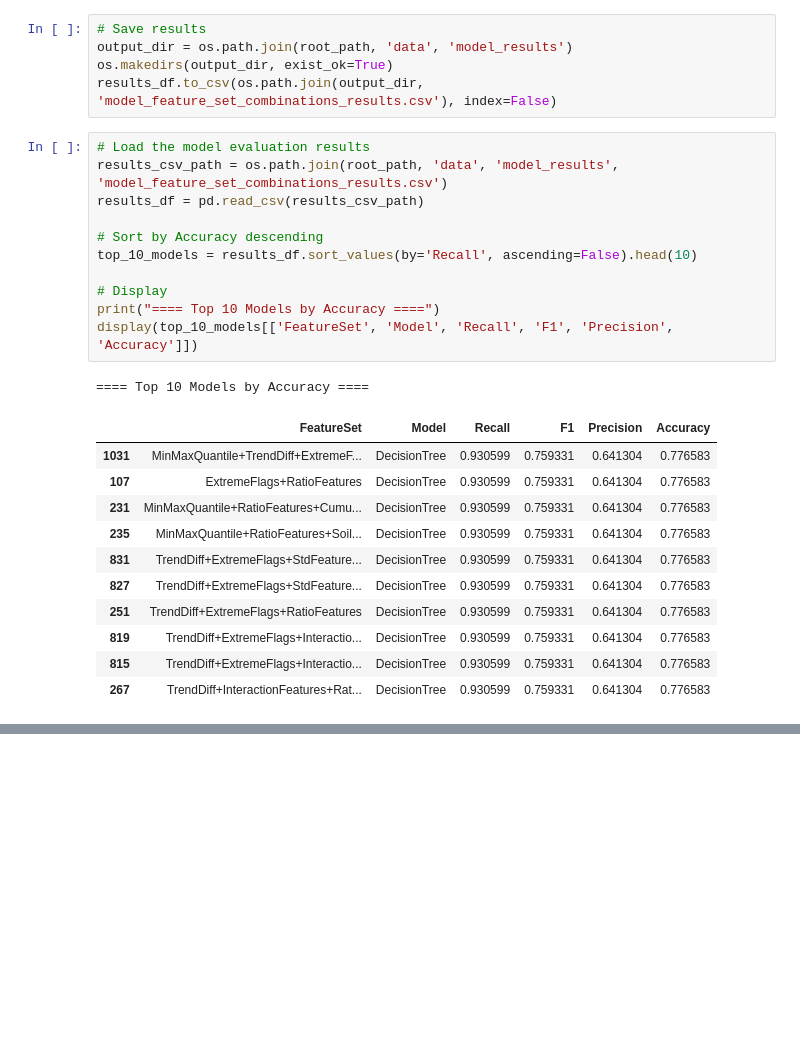
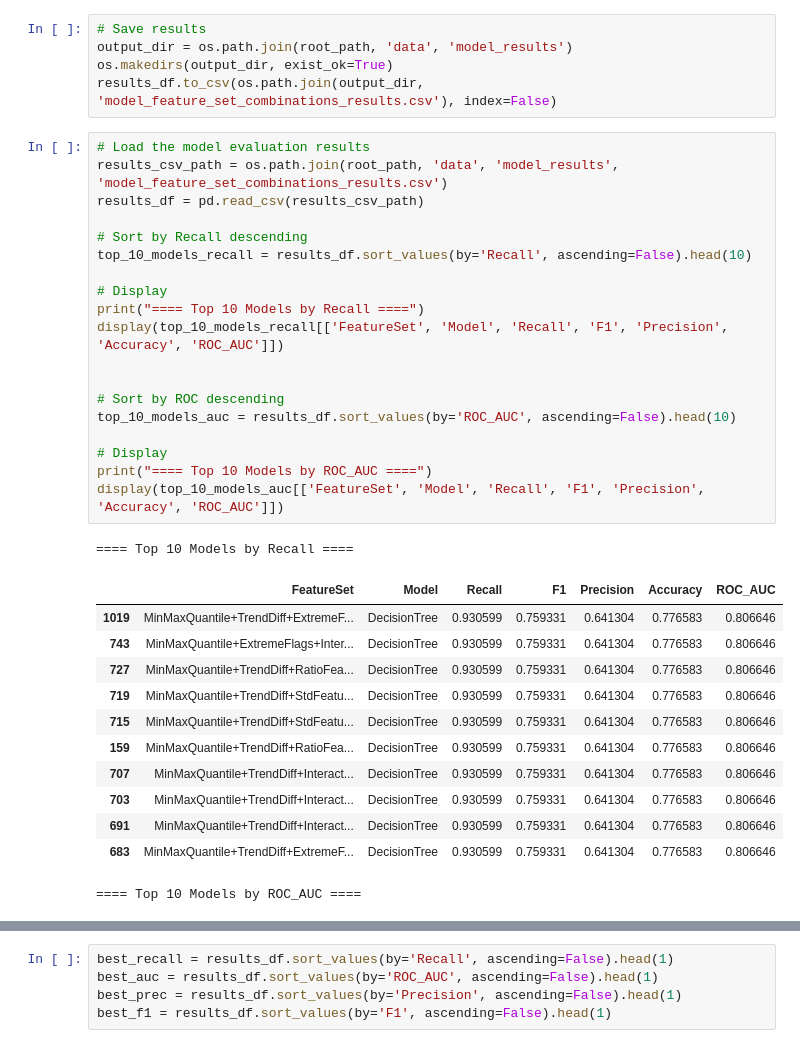
Before and after one commit to Shawn-Kim96/California_Wild_Fire_Prediction, a Jupyter notebook: notebooks/11.0-Rodrigo-test_feature_engineering copy.ipynb, the cells around one changed output, grey strips where cells are left out. Saved outputs shown, nothing was run; the diff lists cells and outputs as text; blank space fills up the shorter version.

```diff
--- a/notebooks/11.0-Rodrigo-test_feature_engineering.ipynb
+++ b/notebooks/11.0-Rodrigo-test_feature_engineering copy.ipynb
@@ -198,24 +196,33 @@ results_df.to_csv(os.path.join(output_dir, 'model_feature_set_combinations_resul
 # %%
 # Load the model evaluation results
 results_csv_path = os.path.join(root_path, 'data', 'model_results', 'model_feature_set_combinations_results.csv')
 results_df = pd.read_csv(results_csv_path)
 
-# Sort by Accuracy descending
-top_10_models = results_df.sort_values(by='Recall', ascending=False).head(10)
+# Sort by Recall descending
+top_10_models_recall = results_df.sort_values(by='Recall', ascending=False).head(10)
 
 # Display
-print("==== Top 10 Models by Accuracy ====")
-display(top_10_models[['FeatureSet', 'Model', 'Recall', 'F1', 'Precision', 'Accuracy']])
+print("==== Top 10 Models by Recall ====")
+display(top_10_models_recall[['FeatureSet', 'Model', 'Recall', 'F1', 'Precision', 'Accuracy', 'ROC_AUC']])
+
+
+# Sort by ROC descending
+top_10_models_auc = results_df.sort_values(by='ROC_AUC', ascending=False).head(10)
+
+# Display
+print("==== Top 10 Models by ROC_AUC ====")
+display(top_10_models_auc[['FeatureSet', 'Model', 'Recall', 'F1', 'Precision', 'Accuracy', 'ROC_AUC']])
 # %% [output]
-==== Top 10 Models by Accuracy ====
+==== Top 10 Models by Recall ====
-|  | FeatureSet | Model | Recall | F1 | Precision | Accuracy |
-| 1031 | MinMaxQuantile+TrendDiff+ExtremeF... | DecisionTree | 0.930599 | 0.759331 | 0.641304 | 0.776583 |
-| 107 | ExtremeFlags+RatioFeatures | DecisionTree | 0.930599 | 0.759331 | 0.641304 | 0.776583 |
-| 231 | MinMaxQuantile+RatioFeatures+Cumu... | DecisionTree | 0.930599 | 0.759331 | 0.641304 | 0.776583 |
-| 235 | MinMaxQuantile+RatioFeatures+Soil... | DecisionTree | 0.930599 | 0.759331 | 0.641304 | 0.776583 |
-| 831 | TrendDiff+ExtremeFlags+StdFeature... | DecisionTree | 0.930599 | 0.759331 | 0.641304 | 0.776583 |
-| 827 | TrendDiff+ExtremeFlags+StdFeature... | DecisionTree | 0.930599 | 0.759331 | 0.641304 | 0.776583 |
-| 251 | TrendDiff+ExtremeFlags+RatioFeatures | DecisionTree | 0.930599 | 0.759331 | 0.641304 | 0.776583 |
-| 819 | TrendDiff+ExtremeFlags+Interactio... | DecisionTree | 0.930599 | 0.759331 | 0.641304 | 0.776583 |
-| 815 | TrendDiff+ExtremeFlags+Interactio... | DecisionTree | 0.930599 | 0.759331 | 0.641304 | 0.776583 |
-| 267 | TrendDiff+InteractionFeatures+Rat... | DecisionTree | 0.930599 | 0.759331 | 0.641304 | 0.776583 |
+|  | FeatureSet | Model | Recall | F1 | Precision | Accuracy | ROC_AUC |
+| 1019 | MinMaxQuantile+TrendDiff+ExtremeF... | DecisionTree | 0.930599 | 0.759331 | 0.641304 | 0.776583 | 0.806646 |
+| 743 | MinMaxQuantile+ExtremeFlags+Inter... | DecisionTree | 0.930599 | 0.759331 | 0.641304 | 0.776583 | 0.806646 |
+| 727 | MinMaxQuantile+TrendDiff+RatioFea... | DecisionTree | 0.930599 | 0.759331 | 0.641304 | 0.776583 | 0.806646 |
+| 719 | MinMaxQuantile+TrendDiff+StdFeatu... | DecisionTree | 0.930599 | 0.759331 | 0.641304 | 0.776583 | 0.806646 |
+| 715 | MinMaxQuantile+TrendDiff+StdFeatu... | DecisionTree | 0.930599 | 0.759331 | 0.641304 | 0.776583 | 0.806646 |
+| 159 | MinMaxQuantile+TrendDiff+RatioFea... | DecisionTree | 0.930599 | 0.759331 | 0.641304 | 0.776583 | 0.806646 |
+| 707 | MinMaxQuantile+TrendDiff+Interact... | DecisionTree | 0.930599 | 0.759331 | 0.641304 | 0.776583 | 0.806646 |
+| 703 | MinMaxQuantile+TrendDiff+Interact... | DecisionTree | 0.930599 | 0.759331 | 0.641304 | 0.776583 | 0.806646 |
+| 691 | MinMaxQuantile+TrendDiff+Interact... | DecisionTree | 0.930599 | 0.759331 | 0.641304 | 0.776583 | 0.806646 |
+| 683 | MinMaxQuantile+TrendDiff+ExtremeF... | DecisionTree | 0.930599 | 0.759331 | 0.641304 | 0.776583 | 0.806646 |
+==== Top 10 Models by ROC_AUC ====
@@ -221,0 +240,5 @@ display(top_10_models[['FeatureSet', 'Model', 'Recall', 'F1', 'Precision', 'Accu
+# %%
+best_recall = results_df.sort_values(by='Recall', ascending=False).head(1)
+best_auc = results_df.sort_values(by='ROC_AUC', ascending=False).head(1)
+best_prec = results_df.sort_values(by='Precision', ascending=False).head(1)
+best_f1 = results_df.sort_values(by='F1', ascending=False).head(1)
```
Also changed, not shown: parts of 4 cells of this notebook, 3 other files.
